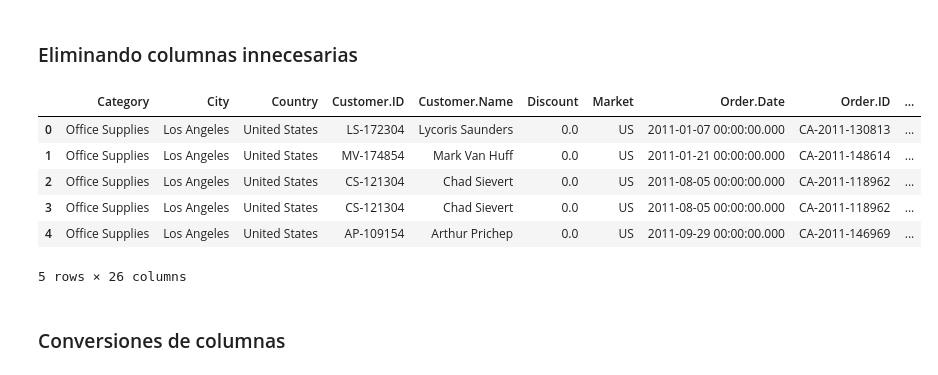
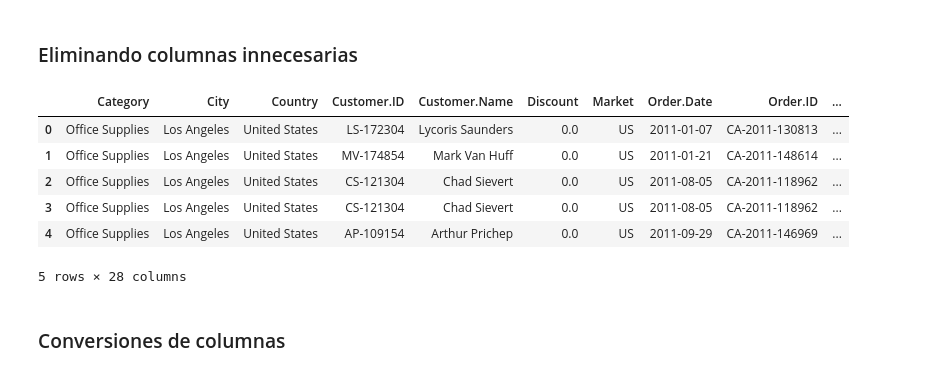
Before and after one commit to DAGP1145/Machinlearning, a Jupyter notebook: Machinelearning.ipynb, the cells around one changed output. Saved outputs shown, nothing was run; the diff lists cells and outputs as text; code cells hidden in the pictures.

```diff
--- a/Machinelearning.ipynb
+++ b/Machinelearning.ipynb
@@ -458,6 +579,7 @@ plt.show()
 # %% [output]
 [figure]
 # %%
+df['Order.Date'] = pd.to_datetime(df['Order.Date'])
 df['Order.YearMonth'] = df['Order.Date'].dt.to_period('M')
 sales_by_category_time = df.groupby(['Order.YearMonth', 'Category'])['Sales'].sum().unstack()
 
@@ -567,0 +791,17 @@ dtype: object
+# %%
+# Visualizar la duración promedio del envío por modo de envío
+
+# Asegurarse de que las columnas de fecha estén en formato datetime
+df['Order.Date'] = pd.to_datetime(df['Order.Date'])
+df['Ship.Date'] = pd.to_datetime(df['Ship.Date'])
+# Recalcular Shipping.Duration en caso de que df haya sido recargado
+df['Shipping.Duration'] = (df['Ship.Date'] - df['Order.Date']).dt.days
+
+plt.figure(figsize=(10, 6))
+sns.boxplot(x='Ship.Mode', y='Shipping.Duration', data=df, palette='plasma', hue='Ship.Mode', legend=False)
+plt.title('Duración del Envío por Modo de Envío')
+plt.xlabel('Modo de Envío')
+plt.ylabel('Duración del Envío (Días)')
+plt.grid(axis='y', linestyle='--', alpha=0.7)
+plt.tight_layout()
+plt.show()
@@ -637,17 +1135,18 @@ plt.show()
 # %% [markdown]
 ### Eliminando columnas innecesarias
 # %%
-#Eliminaremos la columna 记录数 ya que no se posee información relevante.
-df = df.drop(columns= '记录数' )
+# Eliminaremos la columna 记录数 ya que no se posee información relevante y es constante.
+# Se usará df_cleaned para el análisis posterior para asegurar consistencia tras la eliminación de outliers.
+df = df.drop(columns='记录数', errors='ignore')
 display(df.head())
 # %% [output]
 |  | Category | City | Country | Customer.ID | Customer.Name | Discount | Market | Order.Date | Order.ID | ... |
-| 0 | Office Supplies | Los Angeles | United States | LS-172304 | Lycoris Saunders | 0.0 | US | 2011-01-07 00:00:00.000 | CA-2011-130813 | ... |
-| 1 | Office Supplies | Los Angeles | United States | MV-174854 | Mark Van Huff | 0.0 | US | 2011-01-21 00:00:00.000 | CA-2011-148614 | ... |
-| 2 | Office Supplies | Los Angeles | United States | CS-121304 | Chad Sievert | 0.0 | US | 2011-08-05 00:00:00.000 | CA-2011-118962 | ... |
-| 3 | Office Supplies | Los Angeles | United States | CS-121304 | Chad Sievert | 0.0 | US | 2011-08-05 00:00:00.000 | CA-2011-118962 | ... |
-| 4 | Office Supplies | Los Angeles | United States | AP-109154 | Arthur Prichep | 0.0 | US | 2011-09-29 00:00:00.000 | CA-2011-146969 | ... |
+| 0 | Office Supplies | Los Angeles | United States | LS-172304 | Lycoris Saunders | 0.0 | US | 2011-01-07 | CA-2011-130813 | ... |
+| 1 | Office Supplies | Los Angeles | United States | MV-174854 | Mark Van Huff | 0.0 | US | 2011-01-21 | CA-2011-148614 | ... |
+| 2 | Office Supplies | Los Angeles | United States | CS-121304 | Chad Sievert | 0.0 | US | 2011-08-05 | CA-2011-118962 | ... |
+| 3 | Office Supplies | Los Angeles | United States | CS-121304 | Chad Sievert | 0.0 | US | 2011-08-05 | CA-2011-118962 | ... |
+| 4 | Office Supplies | Los Angeles | United States | AP-109154 | Arthur Prichep | 0.0 | US | 2011-09-29 | CA-2011-146969 | ... |
-5 rows × 26 columns
+5 rows × 28 columns
 # %% [markdown]
 ### Conversiones de columnas
 # %%
```
Also changed, not shown: parts of 80 cells of this notebook.
